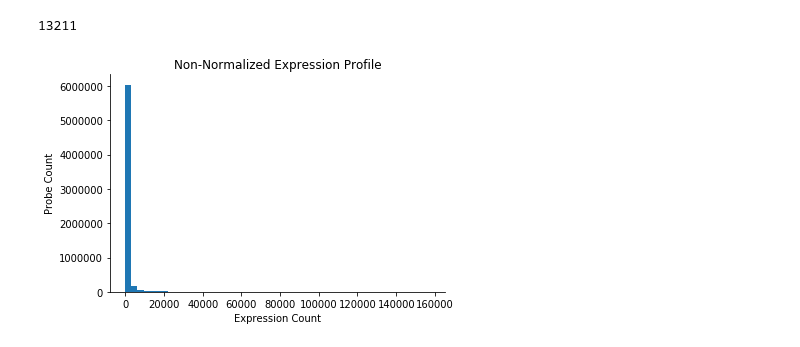
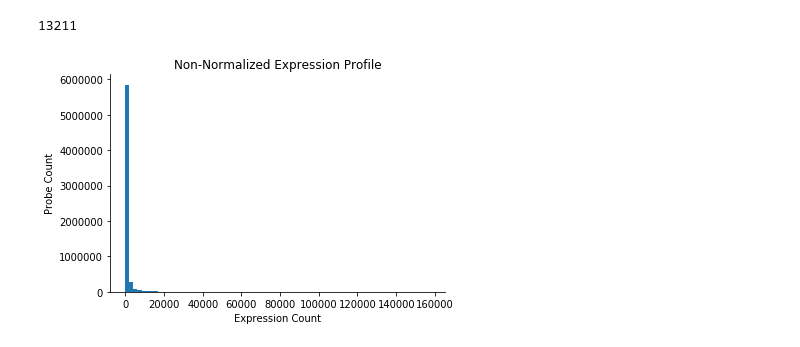
Before and after one commit to mwmarkman/algorithms-school_work, a Jupyter notebook: CSCI 5461/HW1/HW1_code.ipynb, the cells around one changed output. Saved outputs shown, nothing was run; the diff lists cells and outputs as text; code cells hidden in the pictures.

```diff
--- a/CSCI 5461/HW1/HW1_code.ipynb
+++ b/CSCI 5461/HW1/HW1_code.ipynb
@@ -65,17 +67,18 @@ print(len(df.Gene.unique())-1)
 # %%
 #a) Plot a histogram (x-axis: expression levels, y-axis: probe counts) of the complete dataset.
 #Describe the distribution—what is the overall shape? Replace any values <= 0 with a value of 1,
 #and log-transform (log 10) the entire data matrix. Plot the log- transformed data.
 
 df1 = df.drop(0) #temporarily get rid of relapse column
+toprow = df.iloc[0]
 df1 = df1.drop('Gene', axis = 1)
 df1 = df1.drop('Probe', axis = 1)
-df2 = df1.stack()
-x = df2.hist(grid = False, bins=50)
+df1 = df1.stack()
+x = df1.hist(grid = False, bins=75)
 x.set_title('Non-Normalized Expression Profile')
 x.set_xlabel('Expression Count')
 x.set_ylabel('Probe Count')
 x.spines['top'].set_visible(False)
 x.spines['right'].set_visible(False)
 # %% [output]
-[figure, old version]
+[figure, new version]
```
Also changed, not shown: parts of 29 cells of this notebook, 2 other files.
